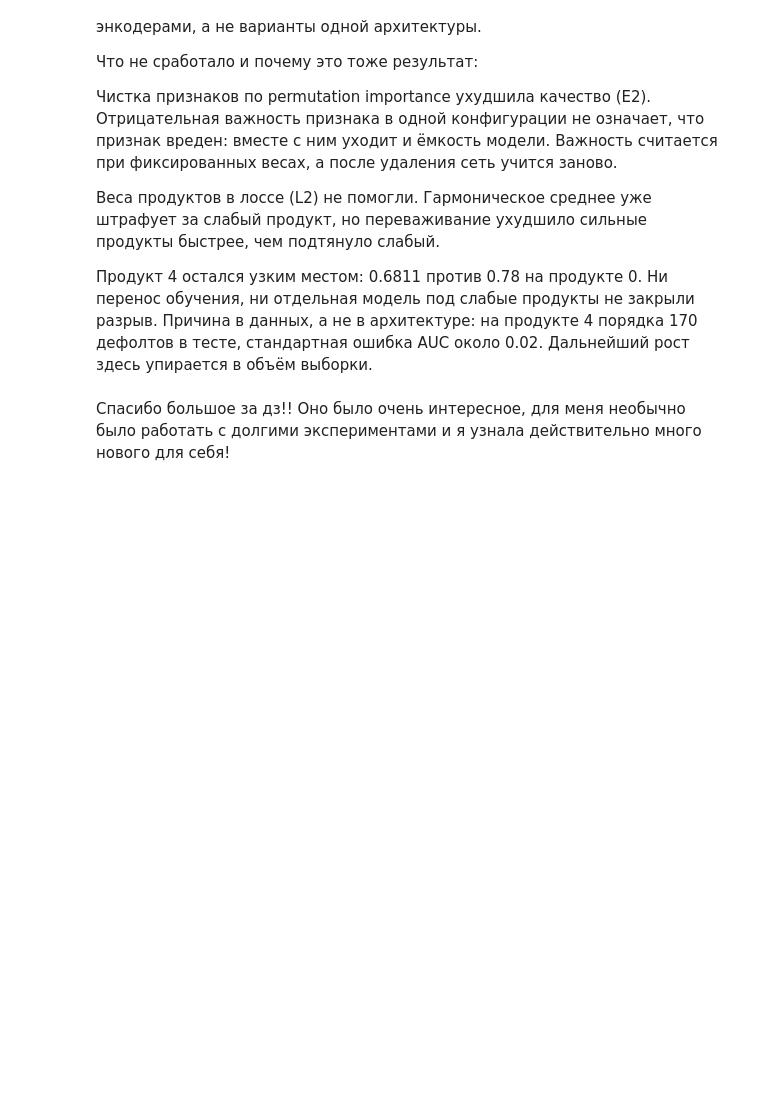
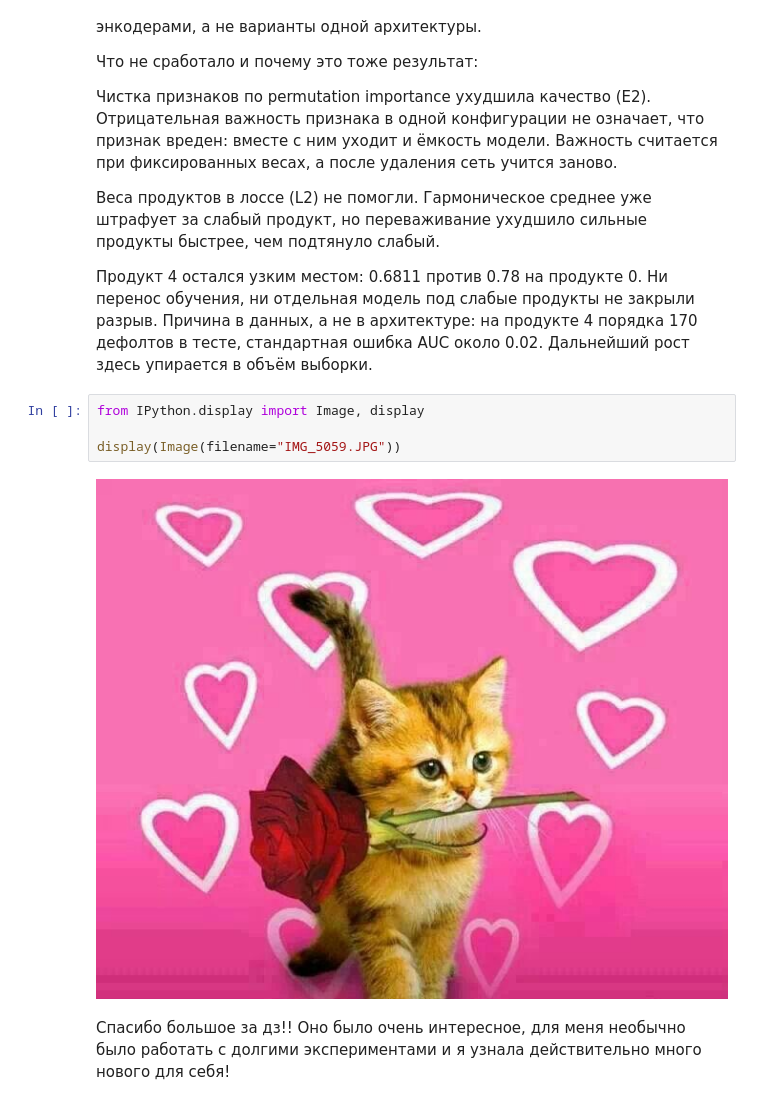
Before and after one commit to AliceSafronova/T-intensive--Risk-ml, a Jupyter notebook: 06_nn_scoring/nn_scoring.ipynb, the cells around one changed output. Saved outputs shown, nothing was run; the diff lists cells and outputs as text; blank space fills up the shorter version.

```diff
--- a/06_nn_scoring/nn_scoring.ipynb
+++ b/06_nn_scoring/nn_scoring.ipynb
@@ -4347,5 +4347,11 @@ restored_table.round(4)
 ни отдельная модель под слабые продукты не закрыли разрыв. Причина в данных, а не в
 архитектуре: на продукте 4 порядка 170 дефолтов в тесте, стандартная ошибка AUC около 0.02.
 Дальнейший рост здесь упирается в объём выборки.
+# %%
+from IPython.display import Image, display
+
+display(Image(filename="IMG_5059.JPG"))
+# %% [output]
+[figure, added]
 # %% [markdown]
 Спасибо большое за дз!! Оно было очень интересное, для меня необычно было работать с долгими экспериментами и я узнала действительно много нового для себя!
```
Also changed, not shown: 3 other files.
